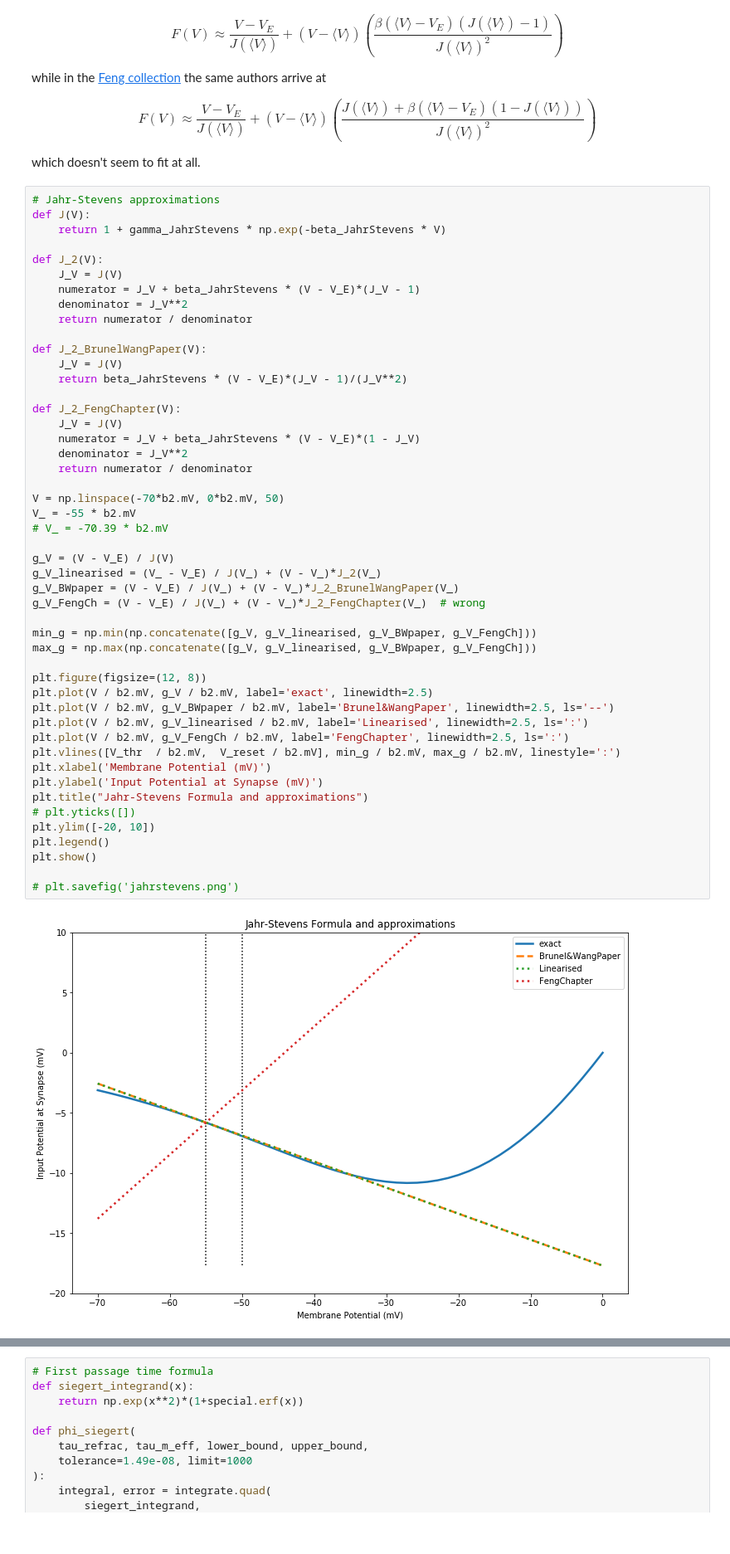
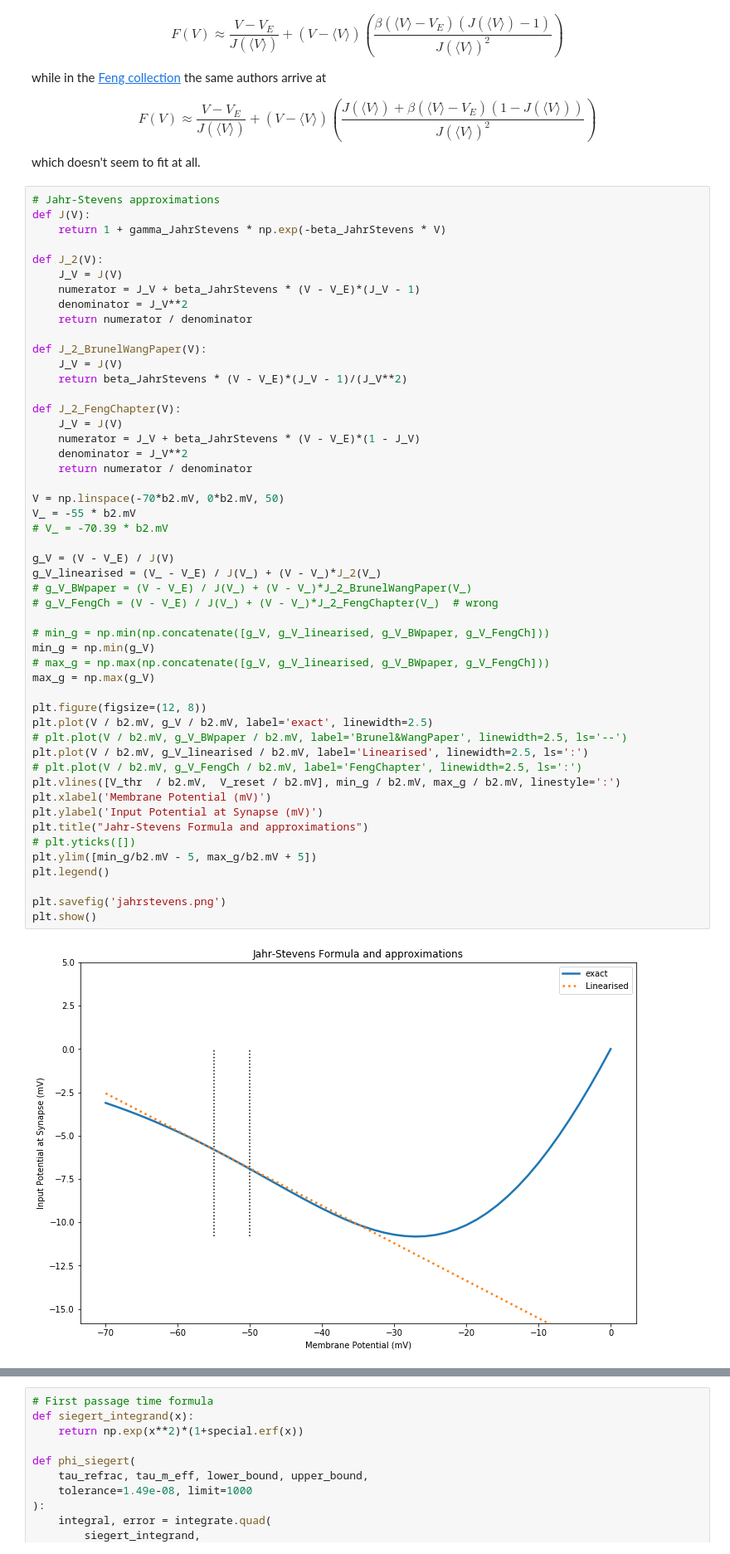
Before and after one commit to DeanTM/masters-scripts, a Jupyter notebook: Firing Rate model/Fully Dynamic Rate Based Model.ipynb, the cells around one changed output, grey strips where cells are left out. Shown: that part at 83% size. Drawn from its saved outputs; the diff is of its cells as text.

```diff
--- a/Firing Rate model/Fully Dynamic Rate Based Model.ipynb
+++ b/Firing Rate model/Fully Dynamic Rate Based Model.ipynb
@@ -184,41 +187,43 @@ def J_2(V):
 
 def J_2_BrunelWangPaper(V):
     J_V = J(V)
     return beta_JahrStevens * (V - V_E)*(J_V - 1)/(J_V**2)
 
 def J_2_FengChapter(V):
     J_V = J(V)
     numerator = J_V + beta_JahrStevens * (V - V_E)*(1 - J_V)
     denominator = J_V**2
     return numerator / denominator
 
 V = np.linspace(-70*b2.mV, 0*b2.mV, 50)
 V_ = -55 * b2.mV
 # V_ = -70.39 * b2.mV
 
 g_V = (V - V_E) / J(V)
 g_V_linearised = (V_ - V_E) / J(V_) + (V - V_)*J_2(V_)
-g_V_BWpaper = (V - V_E) / J(V_) + (V - V_)*J_2_BrunelWangPaper(V_)
-g_V_FengCh = (V - V_E) / J(V_) + (V - V_)*J_2_FengChapter(V_)  # wrong
+# g_V_BWpaper = (V - V_E) / J(V_) + (V - V_)*J_2_BrunelWangPaper(V_)
+# g_V_FengCh = (V - V_E) / J(V_) + (V - V_)*J_2_FengChapter(V_)  # wrong
 
-min_g = np.min(np.concatenate([g_V, g_V_linearised, g_V_BWpaper, g_V_FengCh]))
-max_g = np.max(np.concatenate([g_V, g_V_linearised, g_V_BWpaper, g_V_FengCh]))
+# min_g = np.min(np.concatenate([g_V, g_V_linearised, g_V_BWpaper, g_V_FengCh]))
+min_g = np.min(g_V)
+# max_g = np.max(np.concatenate([g_V, g_V_linearised, g_V_BWpaper, g_V_FengCh]))
+max_g = np.max(g_V)
 
 plt.figure(figsize=(12, 8))
 plt.plot(V / b2.mV, g_V / b2.mV, label='exact', linewidth=2.5)
-plt.plot(V / b2.mV, g_V_BWpaper / b2.mV, label='Brunel&WangPaper', linewidth=2.5, ls='--')
+# plt.plot(V / b2.mV, g_V_BWpaper / b2.mV, label='Brunel&WangPaper', linewidth=2.5, ls='--')
 plt.plot(V / b2.mV, g_V_linearised / b2.mV, label='Linearised', linewidth=2.5, ls=':')
-plt.plot(V / b2.mV, g_V_FengCh / b2.mV, label='FengChapter', linewidth=2.5, ls=':')
+# plt.plot(V / b2.mV, g_V_FengCh / b2.mV, label='FengChapter', linewidth=2.5, ls=':')
 plt.vlines([V_thr  / b2.mV,  V_reset / b2.mV], min_g / b2.mV, max_g / b2.mV, linestyle=':')
 plt.xlabel('Membrane Potential (mV)')
 plt.ylabel('Input Potential at Synapse (mV)')
 plt.title("Jahr-Stevens Formula and approximations")
 # plt.yticks([])
-plt.ylim([-20, 10])
+plt.ylim([min_g/b2.mV - 5, max_g/b2.mV + 5])
 plt.legend()
+
+plt.savefig('jahrstevens.png')
 plt.show()
-
-# plt.savefig('jahrstevens.png')
 # %% [output]
-[figure, old version]
+[figure, new version]
 # %%
```
Also changed, not shown: parts of 31 cells of this notebook.
